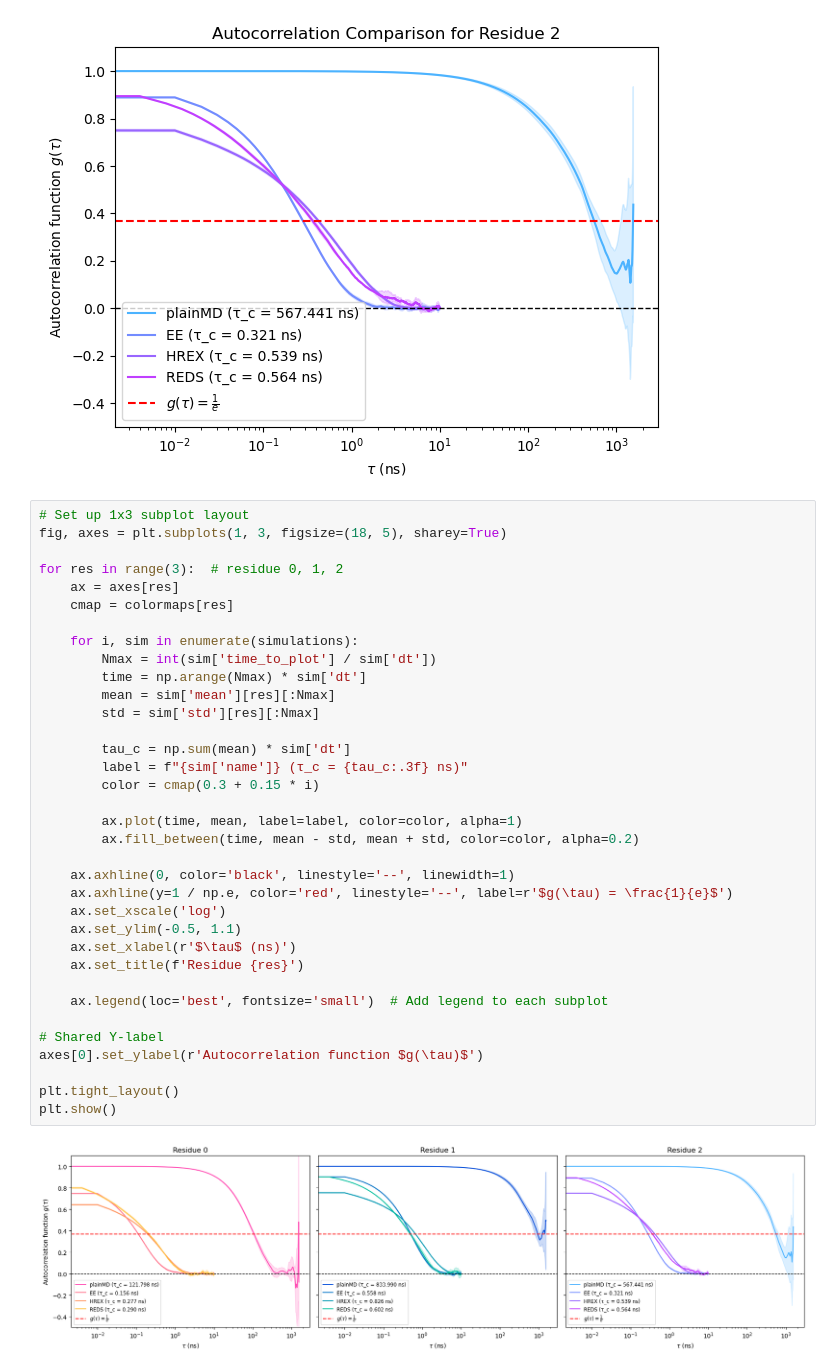
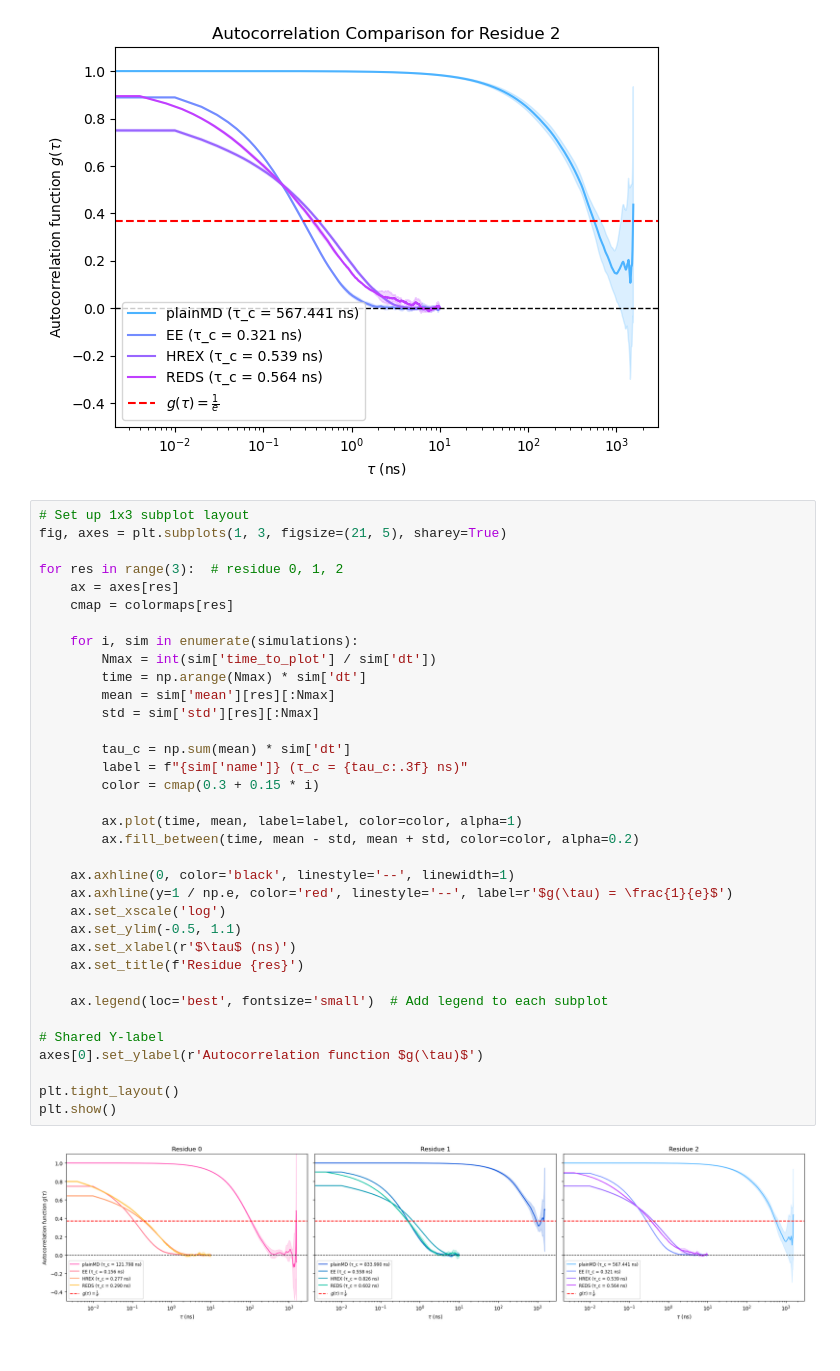
Before and after one commit to starwingc/peptoid_ESM, a Jupyter notebook: Analysis/autocorrelation_all.ipynb, the cells around one changed output. Drawn from its saved outputs; the diff is of its cells as text.

```diff
--- a/Analysis/autocorrelation_all.ipynb
+++ b/Analysis/autocorrelation_all.ipynb
@@ -460,38 +460,38 @@ plt.show()
 [figure]
 # %%
 # Set up 1x3 subplot layout
-fig, axes = plt.subplots(1, 3, figsize=(18, 5), sharey=True)
+fig, axes = plt.subplots(1, 3, figsize=(21, 5), sharey=True)
 
 for res in range(3):  # residue 0, 1, 2
     ax = axes[res]
     cmap = colormaps[res]
 
     for i, sim in enumerate(simulations):
         Nmax = int(sim['time_to_plot'] / sim['dt'])
         time = np.arange(Nmax) * sim['dt']
         mean = sim['mean'][res][:Nmax]
         std = sim['std'][res][:Nmax]
 
         tau_c = np.sum(mean) * sim['dt']
         label = f"{sim['name']} (τ_c = {tau_c:.3f} ns)"
         color = cmap(0.3 + 0.15 * i)
 
         ax.plot(time, mean, label=label, color=color, alpha=1)
         ax.fill_between(time, mean - std, mean + std, color=color, alpha=0.2)
 
     ax.axhline(0, color='black', linestyle='--', linewidth=1)
     ax.axhline(y=1 / np.e, color='red', linestyle='--', label=r'$g(\tau) = \frac{1}{e}$')
     ax.set_xscale('log')
     ax.set_ylim(-0.5, 1.1)
     ax.set_xlabel(r'$\tau$ (ns)')
     ax.set_title(f'Residue {res}')
 
     ax.legend(loc='best', fontsize='small')  # Add legend to each subplot
 
 # Shared Y-label
 axes[0].set_ylabel(r'Autocorrelation function $g(\tau)$')
 
 plt.tight_layout()
 plt.show()
 # %% [output]
-[figure, old version]
+[figure, new version]
```
Also changed, not shown: 3 other files.
